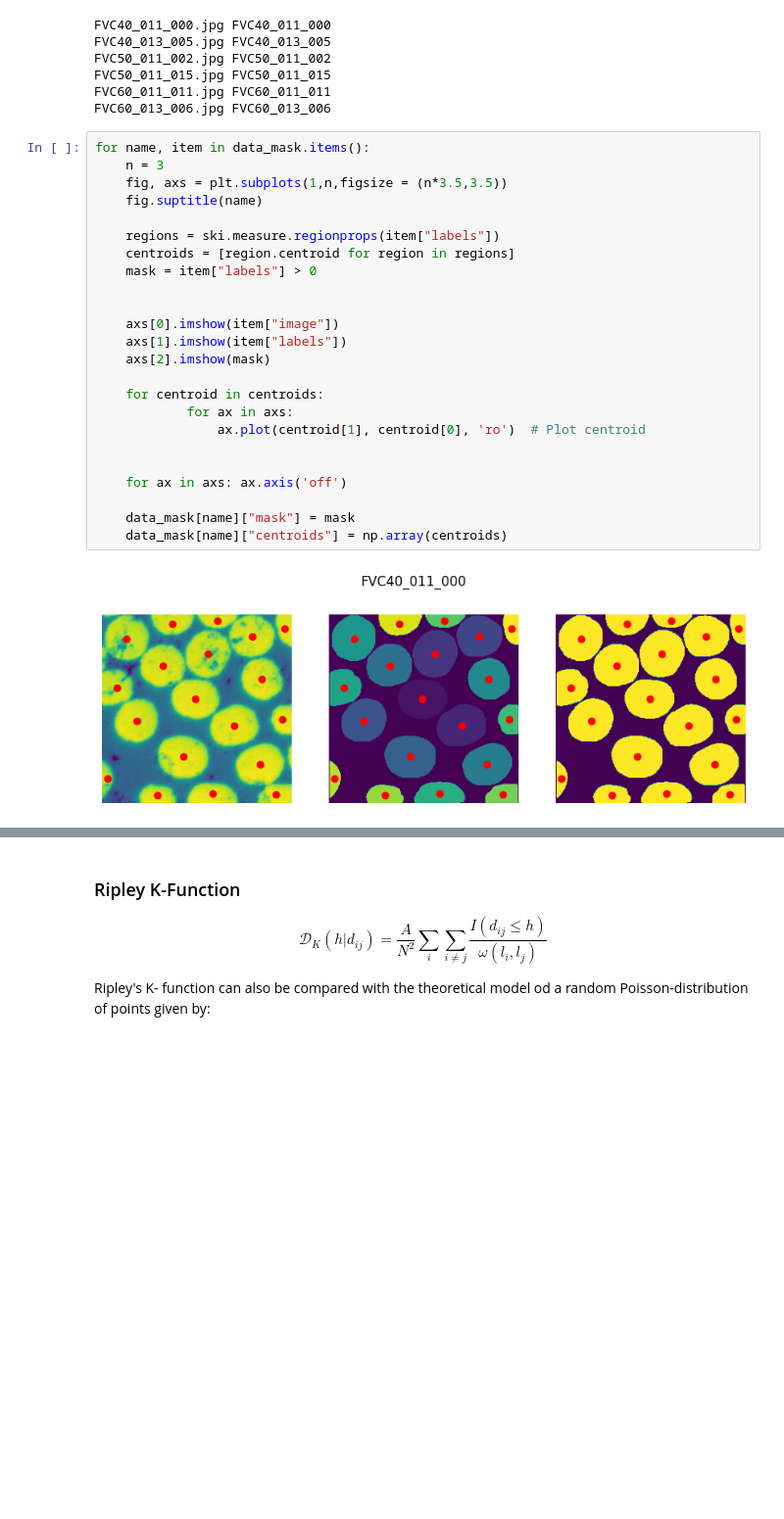
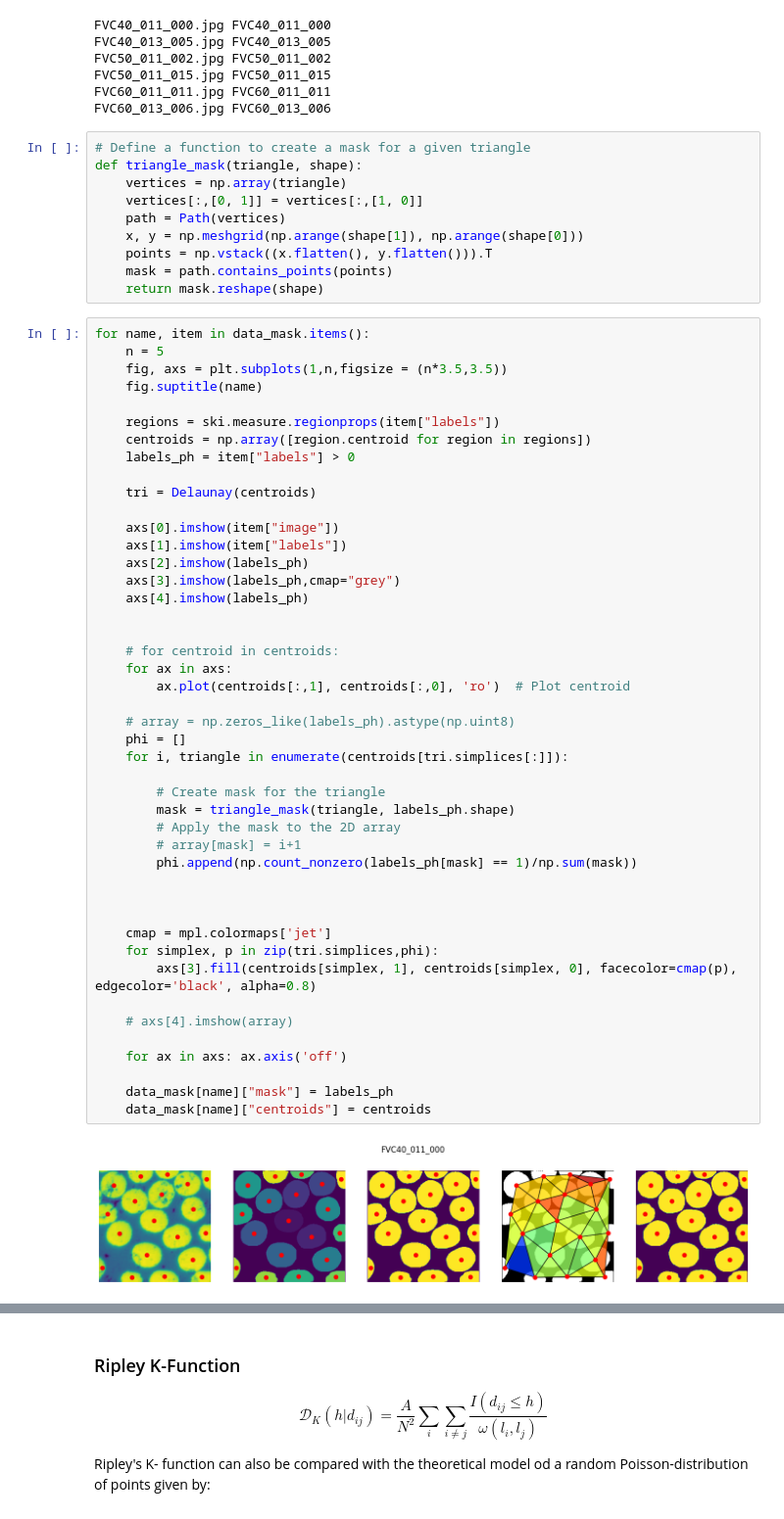
Before and after one commit to choROPeNt/MCRpy, a Jupyter notebook: notebooks/Ripley-K.ipynb, the cells around one changed output, grey strips where cells are left out. Shown at 98% size. Cells and saved outputs as stored; diff of their text form; blank space fills up the shorter version.

```diff
--- a/notebooks/Ripley-K.ipynb
+++ b/notebooks/Ripley-K.ipynb
@@ -90,29 +89,60 @@ FVC50_011_002.jpg FVC50_011_002
 FVC50_011_015.jpg FVC50_011_015
 FVC60_011_011.jpg FVC60_011_011
 FVC60_013_006.jpg FVC60_013_006
+# %%
+# Define a function to create a mask for a given triangle
+def triangle_mask(triangle, shape):
+    vertices = np.array(triangle)
+    vertices[:,[0, 1]] = vertices[:,[1, 0]]
+    path = Path(vertices)
+    x, y = np.meshgrid(np.arange(shape[1]), np.arange(shape[0]))
+    points = np.vstack((x.flatten(), y.flatten())).T
+    mask = path.contains_points(points)
+    return mask.reshape(shape)
 # %%
 for name, item in data_mask.items():
-    n = 3
+    n = 5
     fig, axs = plt.subplots(1,n,figsize = (n*3.5,3.5))
     fig.suptitle(name)
 
     regions = ski.measure.regionprops(item["labels"])
-    centroids = [region.centroid for region in regions]
-    mask = item["labels"] > 0
+    centroids = np.array([region.centroid for region in regions])
+    labels_ph = item["labels"] > 0
 
+    tri = Delaunay(centroids)
 
     axs[0].imshow(item["image"])
     axs[1].imshow(item["labels"])
-    axs[2].imshow(mask)
+    axs[2].imshow(labels_ph)
+    axs[3].imshow(labels_ph,cmap="grey")
+    axs[4].imshow(labels_ph)
 
-    for centroid in centroids:
-            for ax in axs:
-                ax.plot(centroid[1], centroid[0], 'ro')  # Plot centroid
 
+    # for centroid in centroids:
+    for ax in axs:
+        ax.plot(centroids[:,1], centroids[:,0], 'ro')  # Plot centroid
+
+    # array = np.zeros_like(labels_ph).astype(np.uint8)
+    phi = []
+    for i, triangle in enumerate(centroids[tri.simplices[:]]):
+
+        # Create mask for the triangle
+        mask = triangle_mask(triangle, labels_ph.shape)
+        # Apply the mask to the 2D array
+        # array[mask] = i+1
+        phi.append(np.count_nonzero(labels_ph[mask] == 1)/np.sum(mask))
+
+
+
+    cmap = mpl.colormaps['jet']
+    for simplex, p in zip(tri.simplices,phi):
+        axs[3].fill(centroids[simplex, 1], centroids[simplex, 0], facecolor=cmap(p), edgecolor='black', alpha=0.8)
+
+    # axs[4].imshow(array)
 
     for ax in axs: ax.axis('off')
 
-    data_mask[name]["mask"] = mask
-    data_mask[name]["centroids"] = np.array(centroids)
+    data_mask[name]["mask"] = labels_ph
+    data_mask[name]["centroids"] = centroids
 # %% [output]
-[figure, old version]
+[figure, new version]
```
Also changed, not shown: parts of 16 cells of this notebook.
